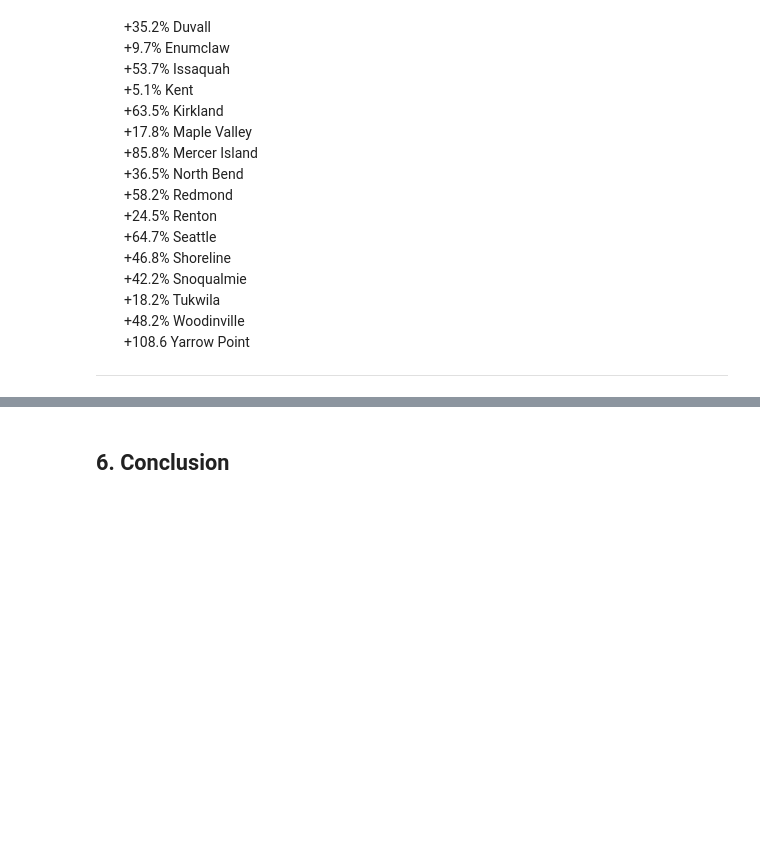
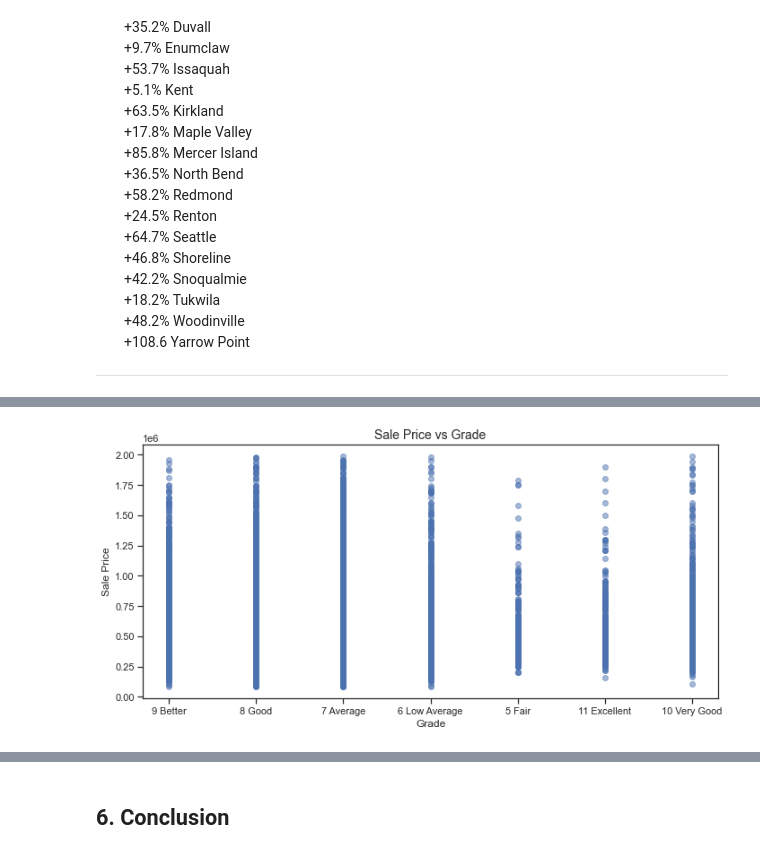
Before and after one commit to rusalka013/King-County-House-Sales-Project, a Jupyter notebook: King-County-House-Sales-Project.ipynb, the cells around one changed output, grey strips where cells are left out. Drawn from its saved outputs; the diff is of its cells as text; code cells hidden in the pictures; blank space fills up the shorter version.

```diff
--- a/King-County-House-Sales-Project.ipynb
+++ b/King-County-House-Sales-Project.ipynb
@@ -2272,0 +2285,13 @@ Assumptions:
+# %%
+# Visualization for price vs grade
+fig, ax = plt.subplots(figsize=(10,5))
+
+ax.scatter(X_train['grade'].sort_values(ascending=False), y_train, color = 'b', alpha=.5)
+ax.set_title('Sale Price vs Grade', fontsize = 14)
+ax.set_xlabel('Grade')
+ax.set_ylabel('Sale Price')
+
+fig.tight_layout()
+plt.savefig('Sale price vs Grade.png', bbox_inches='tight');
+# %% [output]
+[figure, added]
```
Also changed, not shown: parts of 13 cells of this notebook, 5 other files.
